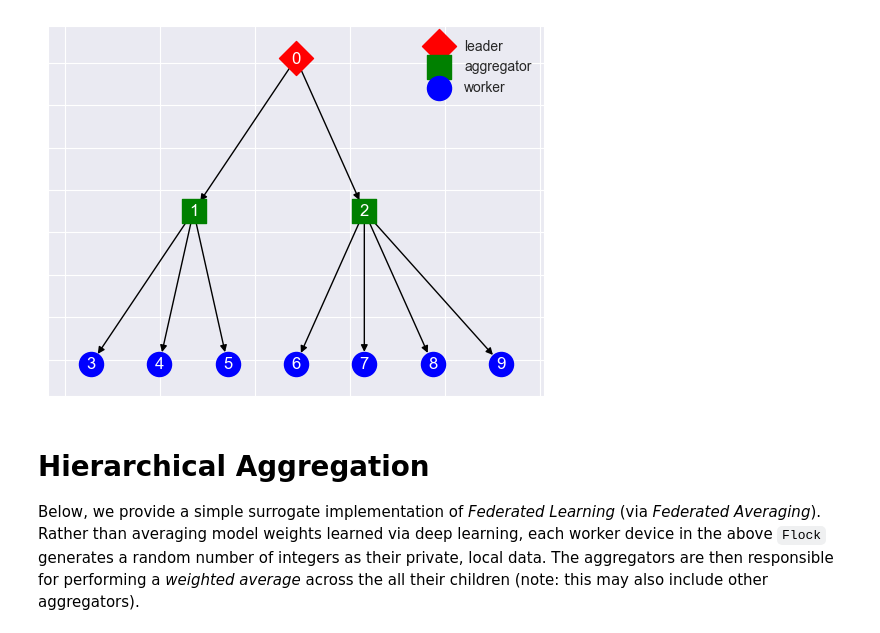
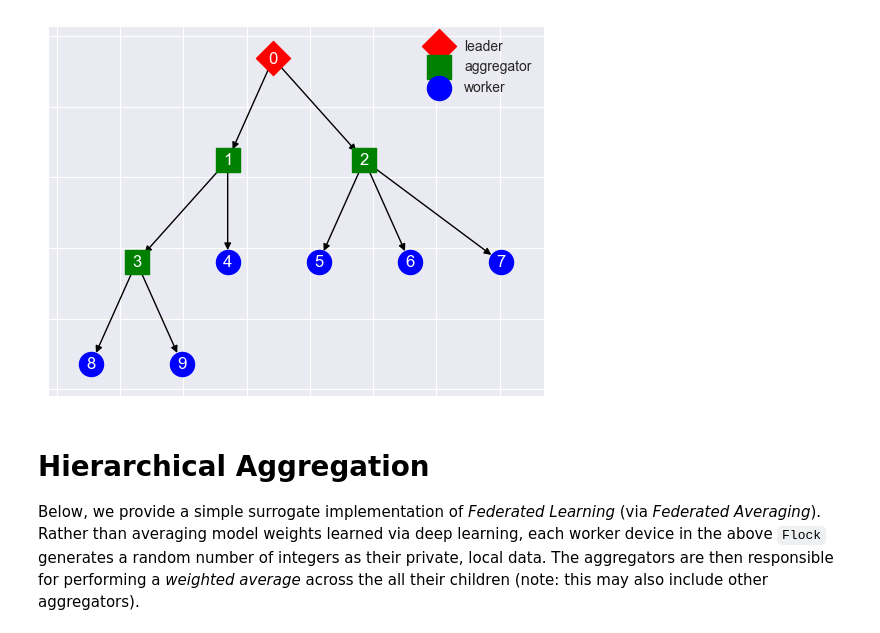
Before and after one commit to h-flox/flox, a Jupyter notebook: Fit-Prototype.ipynb, the cells around one changed output. Cells and saved outputs as stored; diff of their text form; code cells hidden in the pictures.

```diff
--- a/Fit-Prototype.ipynb
+++ b/Fit-Prototype.ipynb
@@ -24,17 +24,17 @@ from flox.flock.node import FlockNodeID, FlockNodeKind
 
 sns.set_style("darkgrid")
 # %%
-path = Path("examples/flock_files/3-tier.yaml")
+path = Path("examples/flock_files/complex.yaml")
 flock = Flock.from_yaml(path)
 flock.draw()
 plt.legend(frameon=False)
 plt.savefig(
     Path("out/plots") /
     path.parts[-1].replace("yaml", "pdf")
 )
 plt.show()
 # %% [output]
-[figure, old version]
+[figure, new version]
 # %% [markdown]
 # Hierarchical Aggregation
 Below, we provide a simple surrogate implementation of *Federated Learning* (via *Federated Averaging*). Rather than averaging model weights learned via deep learning, each worker device in the above `Flock` generates a random number of integers as their private, local data. The aggregators are then responsible for performing a *weighted average* across the all their children (note: this may also include other aggregators).
```
Also changed, not shown: 9 other files.
